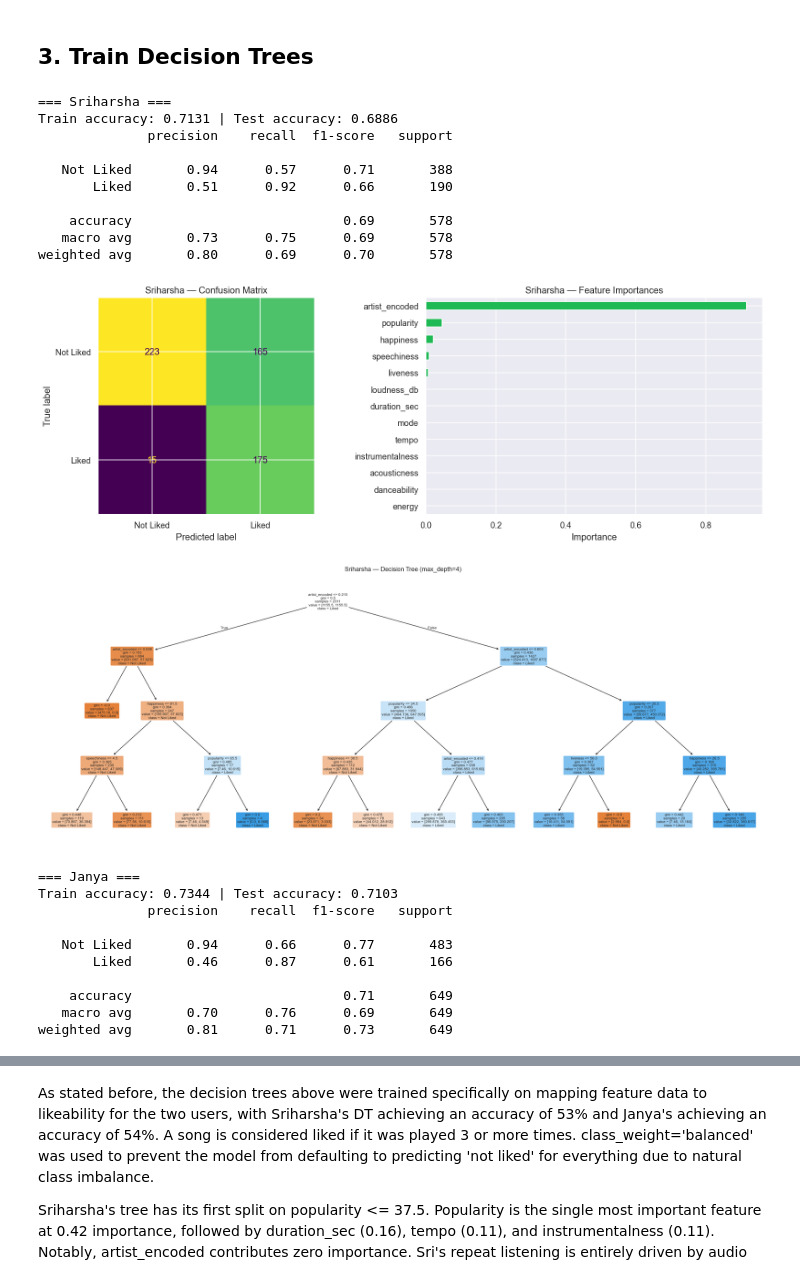
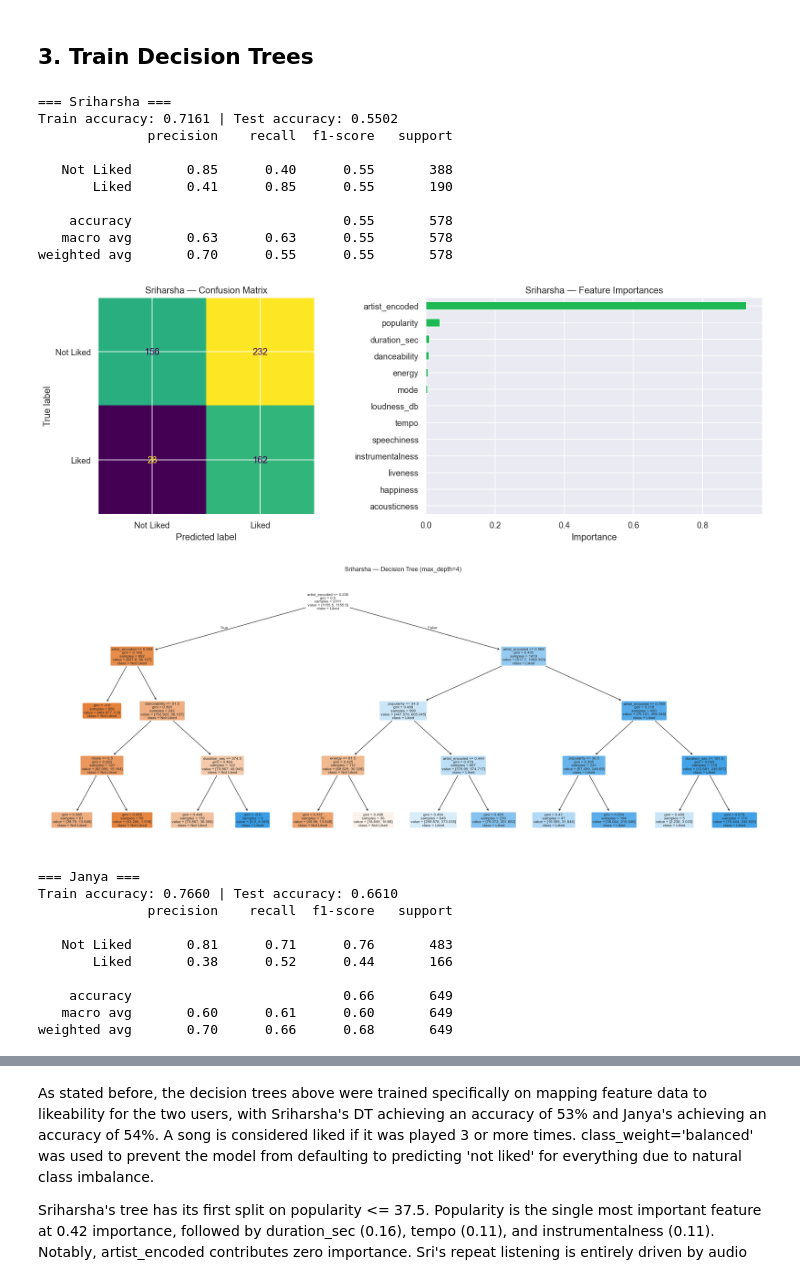
Before and after one commit to Devligan/Spotify-Wrapped, a Jupyter notebook: classification.ipynb, the cells around one changed output, grey strips where cells are left out. Cells and saved outputs as stored; diff of their text form; code cells hidden in the pictures.

Commit message:
Fixed data leakage

```diff
--- a/classification.ipynb
+++ b/classification.ipynb
@@ -45,7 +45,7 @@ track_info = json.load(open(f'{BASE}/public/track_info.json', encoding='utf-8'))
 
 ALL_FEATURES = ['energy', 'danceability', 'happiness', 'acousticness',
                 'instrumentalness', 'liveness', 'speechiness', 'tempo', 'popularity',
-                'loudness_db', 'duration_sec', 'mode', 'artist_encoded']
+                'loudness_db', 'duration_sec', 'mode']
 
 # --- Tune these thresholds based on user input ---
 SRI_LIKED_THRESHOLD = 3
@@ -96,9 +96,7 @@ def build_dataset(df, liked_threshold):
                 feat['artist'] = group['artistName'].iloc[0]
                 feat['liked'] = int(len(group) >= liked_threshold)
                 rows.append(feat)
-    result = pd.DataFrame(rows)
-    result['artist_encoded'] = result['artist'].map(result.groupby('artist')['liked'].mean())
-    return result.drop(columns='artist')
+    return pd.DataFrame(rows)
 
 sri_df = build_dataset(sri, SRI_LIKED_THRESHOLD)
 jan_df = build_dataset(jan, JAN_LIKED_THRESHOLD)
@@ -116,62 +114,72 @@ For each unique track in a user's streaming history, we are pulling audio featur
 ## 3. Train Decision Trees
 # %%
 def train_tree(df, name):
-    X = df[ALL_FEATURES]
+    X = df[ALL_FEATURES + ['artist']]
     y = df['liked']
     X_train, X_test, y_train, y_test = train_test_split(X, y, test_size=0.2, random_state=42, stratify=y)
 
+    # target encode artist on train only, apply to both
+    artist_rate = pd.concat([X_train[['artist']], y_train], axis=1).groupby('artist')['liked'].mean()
+    global_mean = y_train.mean()
+    X_train['artist_encoded'] = X_train['artist'].map(artist_rate).fillna(global_mean)
+    X_test['artist_encoded'] = X_test['artist'].map(artist_rate).fillna(global_mean)
+    X_train = X_train.drop(columns='artist')
+    X_test = X_test.drop(columns='artist')
+
+    features = ALL_FEATURES + ['artist_encoded']
+
     clf = DecisionTreeClassifier(max_depth=4, random_state=42, class_weight='balanced')
-    clf.fit(X_train, y_train)
-    y_pred = clf.predict(X_test)
+    clf.fit(X_train[features], y_train)
+    y_pred = clf.predict(X_test[features])
 
-    train_acc = clf.score(X_train, y_train)
-    test_acc  = clf.score(X_test, y_test)
+    train_acc = clf.score(X_train[features], y_train)
+    test_acc  = clf.score(X_test[features], y_test)
     print(f'=== {name} ===')
     print(f'Train accuracy: {train_acc:.4f} | Test accuracy: {test_acc:.4f}')
     print(classification_report(y_test, y_pred, target_names=['Not Liked', 'Liked']))
 
     fig, axes = plt.subplots(1, 2, figsize=(14, 5))
     ConfusionMatrixDisplay(confusion_matrix(y_test, y_pred), display_labels=['Not Liked', 'Liked']).plot(ax=axes[0], colorbar=False)
     axes[0].set_title(f'{name} — Confusion Matrix')
 
-    importances = pd.Series(clf.feature_importances_, index=ALL_FEATURES).sort_values(ascending=True)
+    importances = pd.Series(clf.feature_importances_, index=features).sort_values(ascending=True)
     importances.plot(kind='barh', ax=axes[1], color='#1DB954')
     axes[1].set_title(f'{name} — Feature Importances')
     axes[1].set_xlabel('Importance')
     plt.tight_layout()
     plt.show()
 
     fig, ax = plt.subplots(figsize=(20, 8))
-    plot_tree(clf, feature_names=ALL_FEATURES, class_names=['Not Liked', 'Liked'],
+    plot_tree(clf, feature_names=features, class_names=['Not Liked', 'Liked'],
               filled=True, rounded=True, ax=ax)
     plt.title(f'{name} — Decision Tree (max_depth=4)')
     plt.tight_layout()
     plt.show()
 
     return clf
 
 sri_clf = train_tree(sri_df, 'Sriharsha')
 jan_clf = train_tree(jan_df, 'Janya')
 # %% [output]
 === Sriharsha ===
-Train accuracy: 0.7131 | Test accuracy: 0.6886
+Train accuracy: 0.7161 | Test accuracy: 0.5502
               precision    recall  f1-score   support
 
-   Not Liked       0.94      0.57      0.71       388
-       Liked       0.51      0.92      0.66       190
+   Not Liked       0.85      0.40      0.55       388
+       Liked       0.41      0.85      0.55       190
 
-    accuracy                           0.69       578
-   macro avg       0.73      0.75      0.69       578
-weighted avg       0.80      0.69      0.70       578
+    accuracy                           0.55       578
+   macro avg       0.63      0.63      0.55       578
+weighted avg       0.70      0.55      0.55       578
-[figure, old version]
+[figure, new version]
-[figure, old version]
+[figure, new version]
 === Janya ===
-Train accuracy: 0.7344 | Test accuracy: 0.7103
+Train accuracy: 0.7660 | Test accuracy: 0.6610
               precision    recall  f1-score   support
 
-   Not Liked       0.94      0.66      0.77       483
-       Liked       0.46      0.87      0.61       166
+   Not Liked       0.81      0.71      0.76       483
+       Liked       0.38      0.52      0.44       166
 
-    accuracy                           0.71       649
-   macro avg       0.70      0.76      0.69       649
-weighted avg       0.81      0.71      0.73       649
+    accuracy                           0.66       649
+   macro avg       0.60      0.61      0.60       649
+weighted avg       0.70      0.66      0.68       649
```
Also changed, not shown: parts of 1 cell of this notebook.
